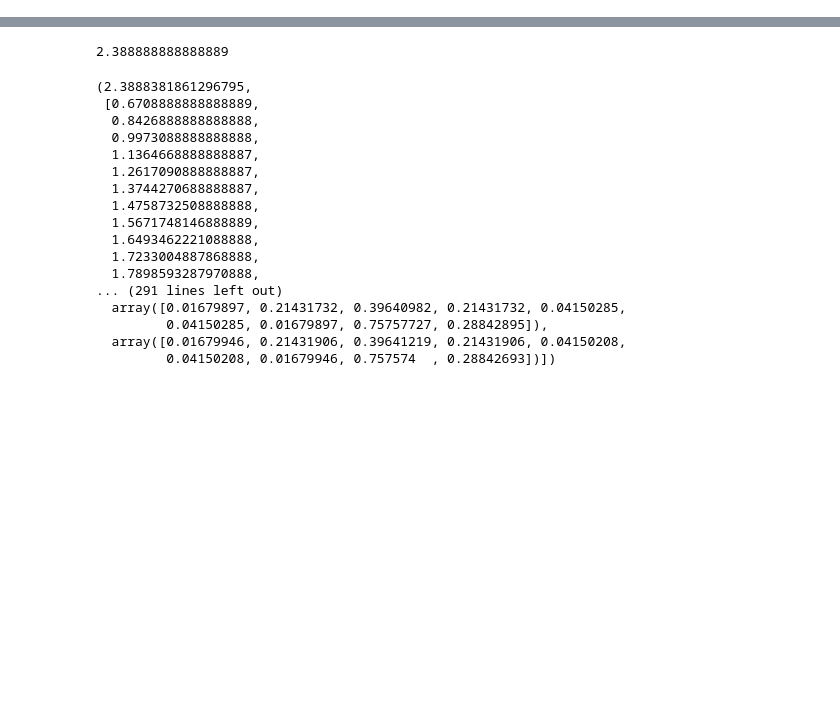
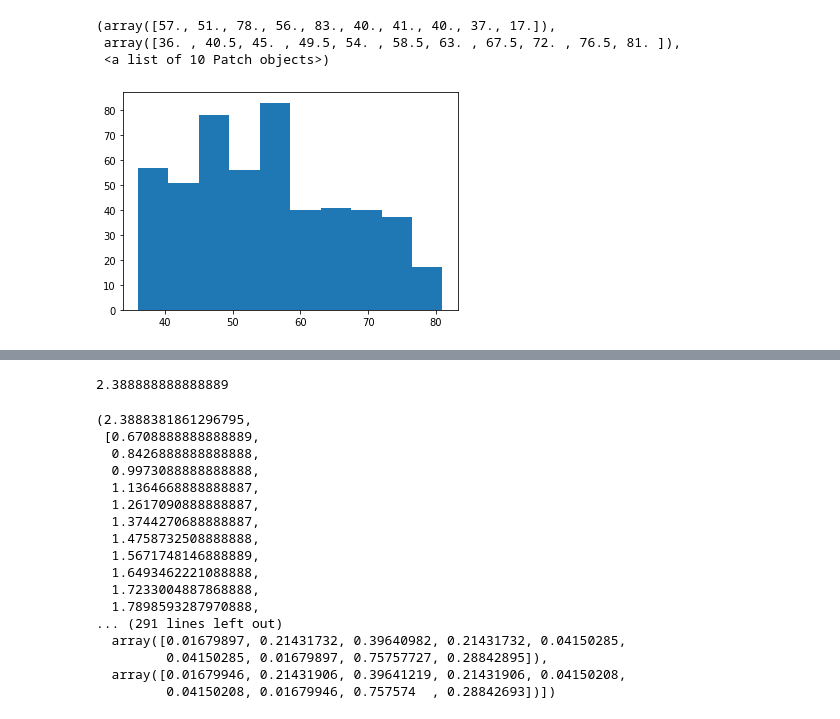
Before and after one commit to DataPoint-Armenia/DPA-Education, a Jupyter notebook: Workshop 5 - Multiple Linear Regression/Amberd Multiple Linear Regression.ipynb, the cells around one changed output, grey strips where cells are left out. Cells and saved outputs as stored; diff of their text form; code cells hidden in the pictures; blank space fills up the shorter version.

```diff
--- a/Workshop 5 - Multiple Linear Regression/Amberd Multiple Linear Regression.ipynb
+++ b/Workshop 5 - Multiple Linear Regression/Amberd Multiple Linear Regression.ipynb
@@ -93,0 +200,7 @@ Machine Learning:
+# %%
+plt.hist(health["Age"])
+# %% [output]
+(array([57., 51., 78., 56., 83., 40., 41., 40., 37., 17.]),
+ array([36. , 40.5, 45. , 49.5, 54. , 58.5, 63. , 67.5, 72. , 76.5, 81. ]),
+ <a list of 10 Patch objects>)
+[figure, added]
```
Also changed, not shown: parts of 17 cells of this notebook, 16 other files.
